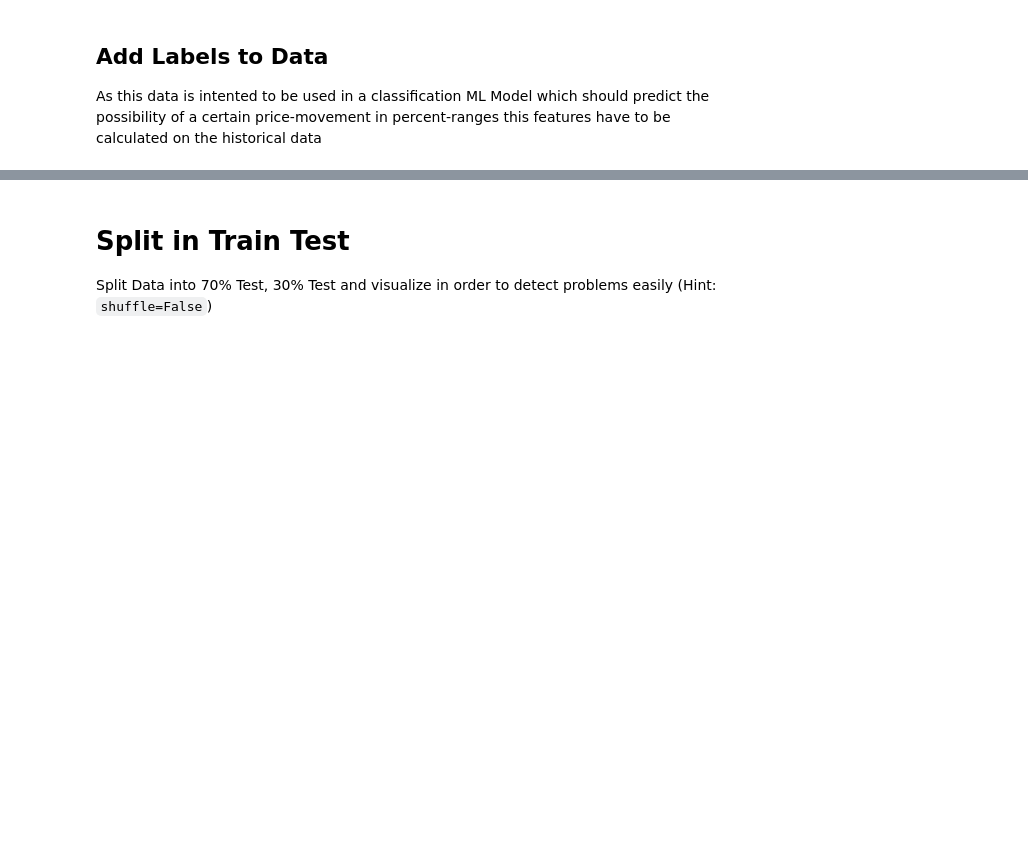
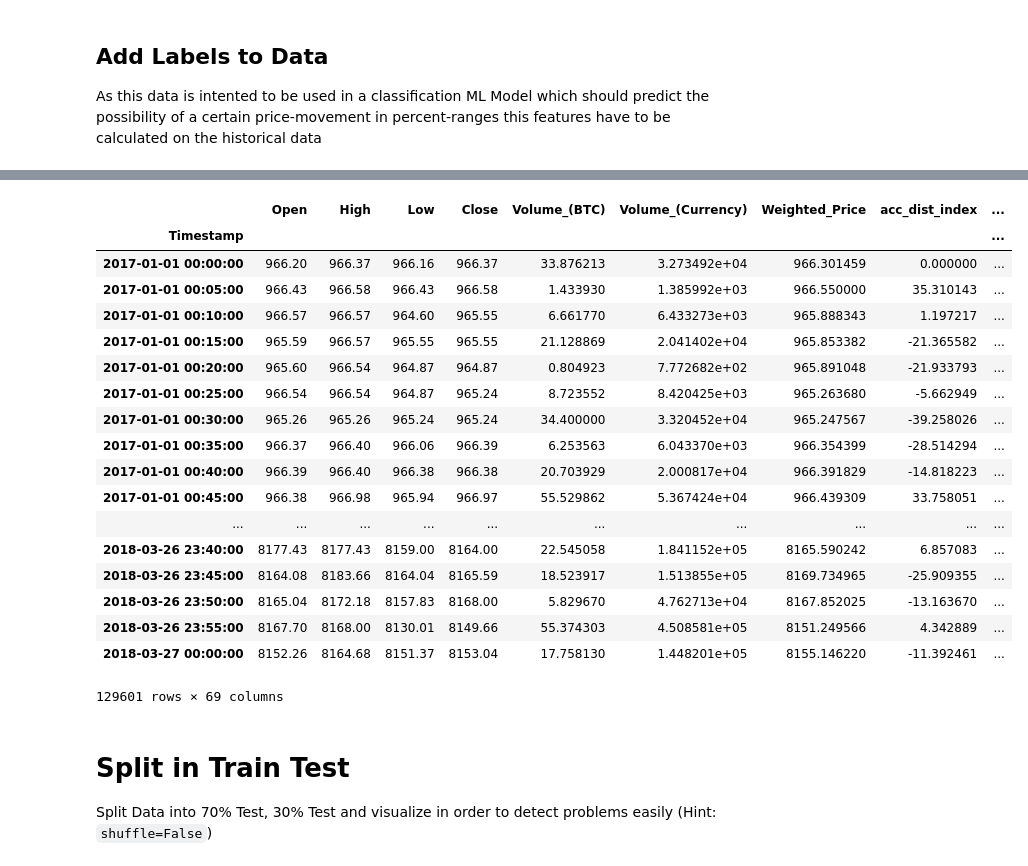
Before and after one commit to JohannesFerner/playing-with-tensorflow, a Jupyter notebook: first.ipynb, the cells around one changed output, grey strips where cells are left out. Drawn from its saved outputs; the diff is of its cells as text; code cells hidden in the pictures; blank space fills up the shorter version.

```diff
--- a/first.ipynb
+++ b/first.ipynb
@@ -246,0 +245,46 @@ bitcoindata[firstIndex::]
+# %%
+firstIndex = bitcoindata.first_valid_index()
+
+#Labels to Add:
+# Boolean: WentUp
+# Boolean: Neutral
+# Boolean: WentDown
+# pctOpenChangePeriod
+# pctHighChangePeriod
+# pctLowChangePeriod
+# pctCloseChangePeriod
+# Boolean: touched 1-3%
+# Boolean: touched 3-5%
+# Boolean: touched 5-10%
+# Boolean: touched 10%plus
+# Boolean: touched minus 1-3%
+# Boolean: touched minus 3-5%
+# Boolean: touched minus 5-10%
+# Boolean: touched minus 10%plus
+LOOKAHEAD = -6 # look 6*5mins ahead
+
+
+bitcoindata['pctOpenChangePeriod'] = bitcoindata['Open'].pct_change(periods=LOOKAHEAD) *100
+bitcoindata['pctHighChangePeriod'] = bitcoindata['High'].pct_change(periods=LOOKAHEAD) *100
+bitcoindata['pctLowChangePeriod'] = bitcoindata['Low'].pct_change(periods=LOOKAHEAD) *100
+bitcoindata['pctCloseChangePeriod'] = bitcoindata['Close'].pct_change(periods=LOOKAHEAD) *100
+
+
+print(bitcoindata['pctCloseChangePeriod'].describe())
+bitcoindata['positiveMaxPctChange'] =bitcoindata[["pctOpenChangePeriod", "pctHighChangePeriod", "pctLowChangePeriod", "pctCloseChangePeriod"]].max(axis=1)
+bitcoindata['negativeMaxPctChange'] =bitcoindata[["pctOpenChangePeriod", "pctHighChangePeriod", "pctLowChangePeriod", "pctCloseChangePeriod"]].min(axis=1)
+
+bitcoindata['touched1-3%'] = (bitcoindata['positiveMaxPctChange'] > 1) & (bitcoindata['positiveMaxPctChange'] < 3)
+bitcoindata['touched3-5%'] = (bitcoindata['positiveMaxPctChange'] > 3) & (bitcoindata['positiveMaxPctChange'] < 5)
+bitcoindata['touched5-10%'] = (bitcoindata['positiveMaxPctChange'] > 5) & (bitcoindata['positiveMaxPctChange'] < 10)
+bitcoindata['touched10%plus'] = (bitcoindata['positiveMaxPctChange'] > 10) & (bitcoindata['positiveMaxPctChange'] < 3)
+
+bitcoindata['touchedMinus1-3%'] = (bitcoindata['negativeMaxPctChange'] < -1) & (bitcoindata['negativeMaxPctChange'] > -3)
+bitcoindata['touchedMinus3-5%'] = (bitcoindata['negativeMaxPctChange'] < -3) & (bitcoindata['negativeMaxPctChange'] > -5)
+bitcoindata['touchedMinus5-10%'] = (bitcoindata['negativeMaxPctChange'] < -5) & (bitcoindata['negativeMaxPctChange'] > -10)
+bitcoindata['touchedMinus10%plus'] = (bitcoindata['negativeMaxPctChange'] < -10) & (bitcoindata['negativeMaxPctChange'] > -3)
+
+
+print(bitcoindata.describe())
+bitcoindata[firstIndex::]
+# %% [output]
@@ -247,3 +308,22 @@ bitcoindata[firstIndex::]
+|  | Open | High | Low | Close | Volume_(BTC) | Volume_(Currency) | Weighted_Price | acc_dist_index | ... |
+| Timestamp |  |  |  |  |  |  |  |  | ... |
+| 2017-01-01 00:00:00 | 966.20 | 966.37 | 966.16 | 966.37 | 33.876213 | 3.273492e+04 | 966.301459 | 0.000000 | ... |
+| 2017-01-01 00:05:00 | 966.43 | 966.58 | 966.43 | 966.58 | 1.433930 | 1.385992e+03 | 966.550000 | 35.310143 | ... |
+| 2017-01-01 00:10:00 | 966.57 | 966.57 | 964.60 | 965.55 | 6.661770 | 6.433273e+03 | 965.888343 | 1.197217 | ... |
+| 2017-01-01 00:15:00 | 965.59 | 966.57 | 965.55 | 965.55 | 21.128869 | 2.041402e+04 | 965.853382 | -21.365582 | ... |
+| 2017-01-01 00:20:00 | 965.60 | 966.54 | 964.87 | 964.87 | 0.804923 | 7.772682e+02 | 965.891048 | -21.933793 | ... |
+| 2017-01-01 00:25:00 | 966.54 | 966.54 | 964.87 | 965.24 | 8.723552 | 8.420425e+03 | 965.263680 | -5.662949 | ... |
+| 2017-01-01 00:30:00 | 965.26 | 965.26 | 965.24 | 965.24 | 34.400000 | 3.320452e+04 | 965.247567 | -39.258026 | ... |
+| 2017-01-01 00:35:00 | 966.37 | 966.40 | 966.06 | 966.39 | 6.253563 | 6.043370e+03 | 966.354399 | -28.514294 | ... |
+| 2017-01-01 00:40:00 | 966.39 | 966.40 | 966.38 | 966.38 | 20.703929 | 2.000817e+04 | 966.391829 | -14.818223 | ... |
+| 2017-01-01 00:45:00 | 966.38 | 966.98 | 965.94 | 966.97 | 55.529862 | 5.367424e+04 | 966.439309 | 33.758051 | ... |
+| ... | ... | ... | ... | ... | ... | ... | ... | ... | ... |
+| 2018-03-26 23:40:00 | 8177.43 | 8177.43 | 8159.00 | 8164.00 | 22.545058 | 1.841152e+05 | 8165.590242 | 6.857083 | ... |
+| 2018-03-26 23:45:00 | 8164.08 | 8183.66 | 8164.04 | 8165.59 | 18.523917 | 1.513855e+05 | 8169.734965 | -25.909355 | ... |
+| 2018-03-26 23:50:00 | 8165.04 | 8172.18 | 8157.83 | 8168.00 | 5.829670 | 4.762713e+04 | 8167.852025 | -13.163670 | ... |
+| 2018-03-26 23:55:00 | 8167.70 | 8168.00 | 8130.01 | 8149.66 | 55.374303 | 4.508581e+05 | 8151.249566 | 4.342889 | ... |
+| 2018-03-27 00:00:00 | 8152.26 | 8164.68 | 8151.37 | 8153.04 | 17.758130 | 1.448201e+05 | 8155.146220 | -11.392461 | ... |
+129601 rows × 69 columns
 # %% [markdown]
 # Split in Train Test
 
```
Also changed, not shown: parts of 14 cells of this notebook.
